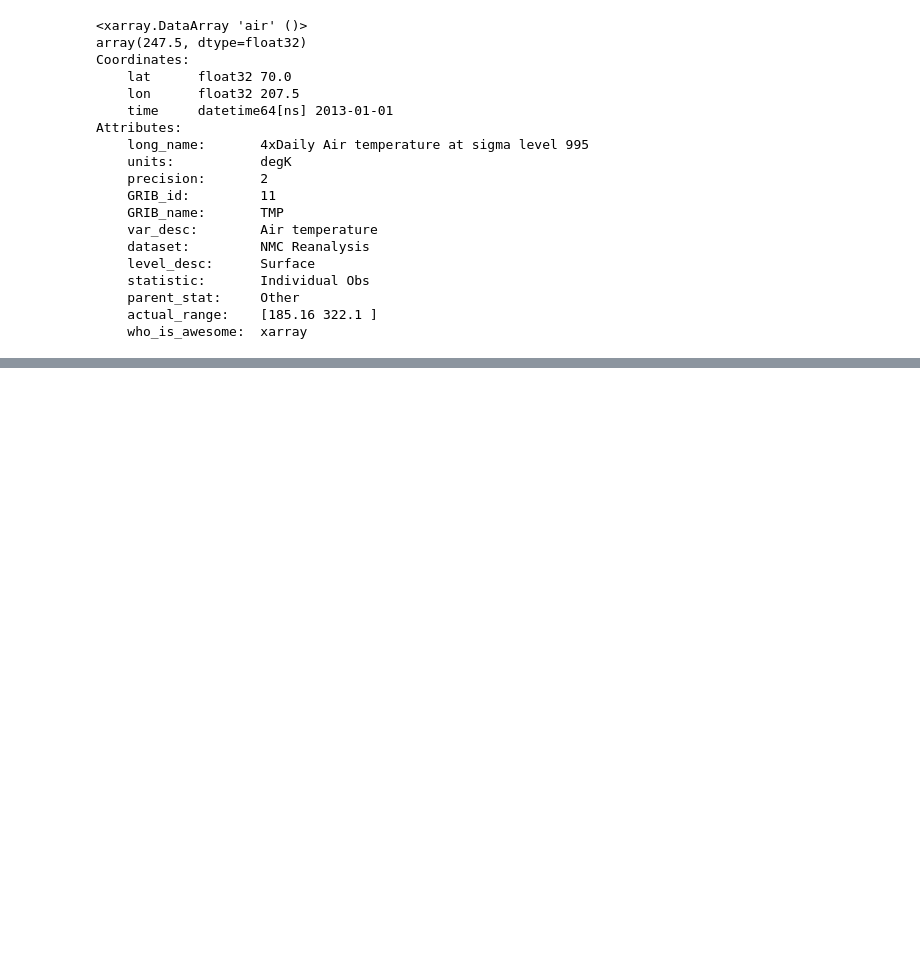
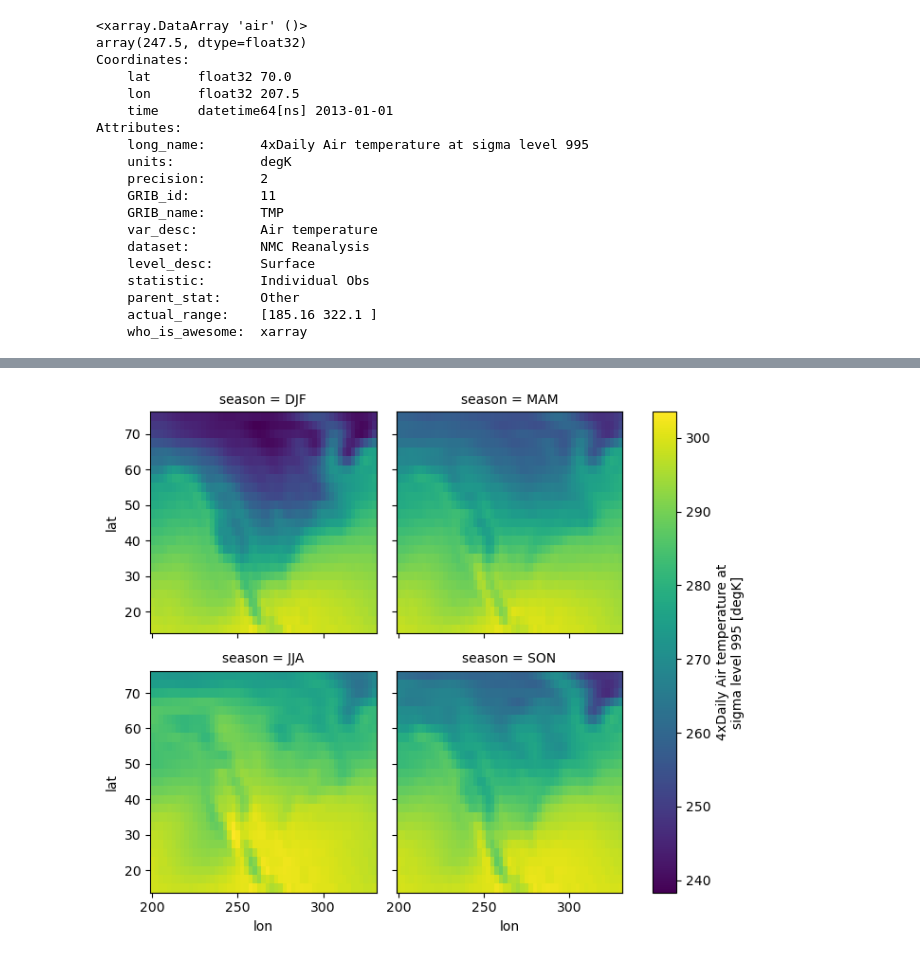
Before and after one commit to jwschmidberger/xarray_testing, a Jupyter notebook: test.ipynb, the cells around one changed output, grey strips where cells are left out. Saved outputs shown, nothing was run; the diff lists cells and outputs as text; code cells hidden in the pictures; blank space fills up the shorter version.

```diff
--- a/test.ipynb
+++ b/test.ipynb
@@ -223,0 +382,5 @@ Attributes:
+# %%
+# facet the seasonal_mean
+seasonal_mean.air.plot(col="season", col_wrap=2);
+# %% [output]
+[figure, added]
```
Also changed, not shown: parts of 22 cells of this notebook.
